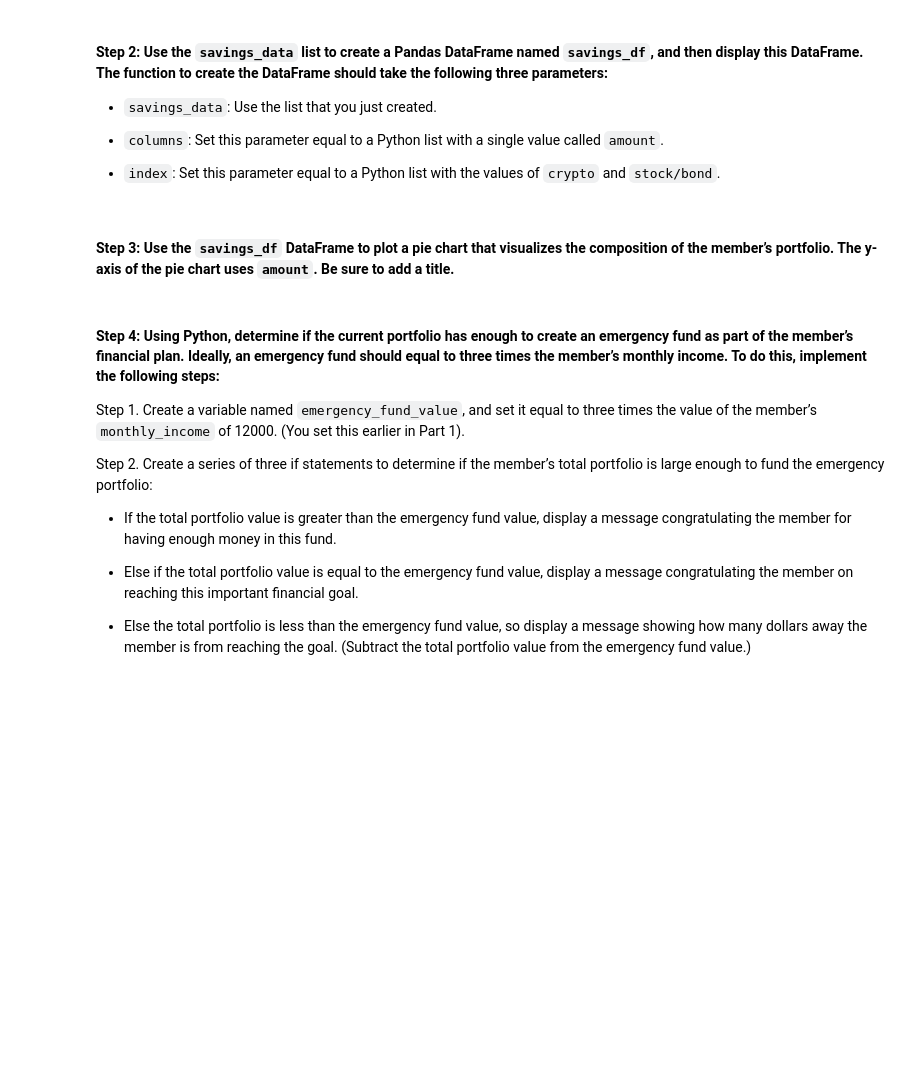
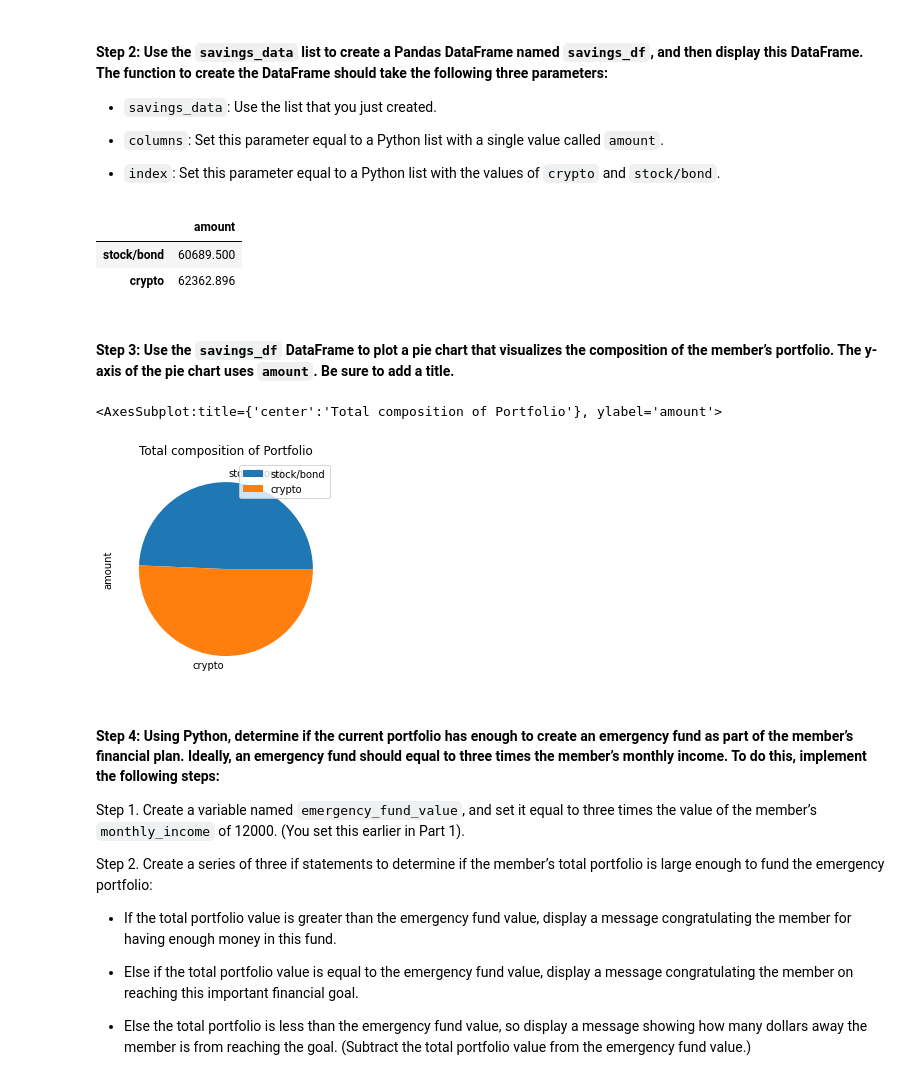
Before and after one commit to nssensalo/Challenge-5, a Jupyter notebook: financial_planning_tools.ipynb, the cells around one changed output. Drawn from its saved outputs; the diff is of its cells as text; code cells hidden in the pictures; blank space fills up the shorter version.

```diff
--- a/financial_planning_tools.ipynb
+++ b/financial_planning_tools.ipynb
@@ -271,7 +271,7 @@ portfolio_SPY_AGG_df.head()
 # %%
 # Access the closing price for AGG from the Alpaca DataFrame
 # Converting the value to a floating point number
-agg_close_price = float(["data"]["close"])
+agg_close_price = float(portfolio_SPY_AGG_df["AGG"]["close"])
 
 # Print the AGG closing price
-# YOUR CODE HERE
+agg_close_price
@@ -278,7 +280,7 @@ agg_close_price = float(["data"]["close"])
 # %%
 # Access the closing price for SPY from the Alpaca DataFrame
 # Converting the value to a floating point number
-spy_close_price = float(["data"]["close"])
+spy_close_price = float(portfolio_SPY_AGG_df["SPY"]["close"])
 
 # Print the SPY closing price
-# YOUR CODE HERE
+spy_close_price
@@ -341,7 +353,7 @@ In this section, you’ll use the valuations for the cryptocurrency wallet and f
 #### Step 1: Create a Python list named `savings_data` that has two elements. The first element contains the total value of the cryptocurrency wallet. The second element contains the total value of the stock and bond portions of the portfolio.
 # %%
 # Consolidate financial assets data into a Python list
-# YOUR CODE HERE
+savings_data = [total_stocks_bonds, total_crypto_wallet]
 
 # Review the Python list savings_data
-# YOUR CODE HERE
+savings_data
@@ -355,15 +369,23 @@ In this section, you’ll use the valuations for the cryptocurrency wallet and f
 - `index`: Set this parameter equal to a Python list with the values of `crypto` and `stock/bond`.
 # %%
 # Create a Pandas DataFrame called savings_df
-# YOUR CODE HERE
+savings_df = pd.DataFrame(savings_data, columns=["amount"],index=["stock/bond", "crypto"])
 
 # Display the savings_df DataFrame
-# YOUR CODE HERE
+# Create a Pandas DataFrame called savings_df
+savings_df
+# %% [output]
+|  | amount |
+| stock/bond | 60689.500 |
+| crypto | 62362.896 |
 # %% [markdown]
 #### Step 3: Use the `savings_df` DataFrame to plot a pie chart that visualizes the composition of the member’s portfolio. The y-axis of the pie chart uses `amount`. Be sure to add a title.
 # %%
 # Plot the total value of the member's portfolio (crypto and stock/bond) in a pie chart
-# YOUR CODE HERE
+savings_df.plot.pie(y='amount', title='Total composition of Portfolio')
+# %% [output]
+<AxesSubplot:title={'center':'Total composition of Portfolio'}, ylabel='amount'>
+[figure, added]
 # %% [markdown]
 #### Step 4: Using Python, determine if the current portfolio has enough to create an emergency fund as part of the member’s financial plan. Ideally, an emergency fund should equal to three times the member’s monthly income. To do this, implement the following steps:
 
```
Also changed, not shown: parts of 36 cells of this notebook, 1 other file.
